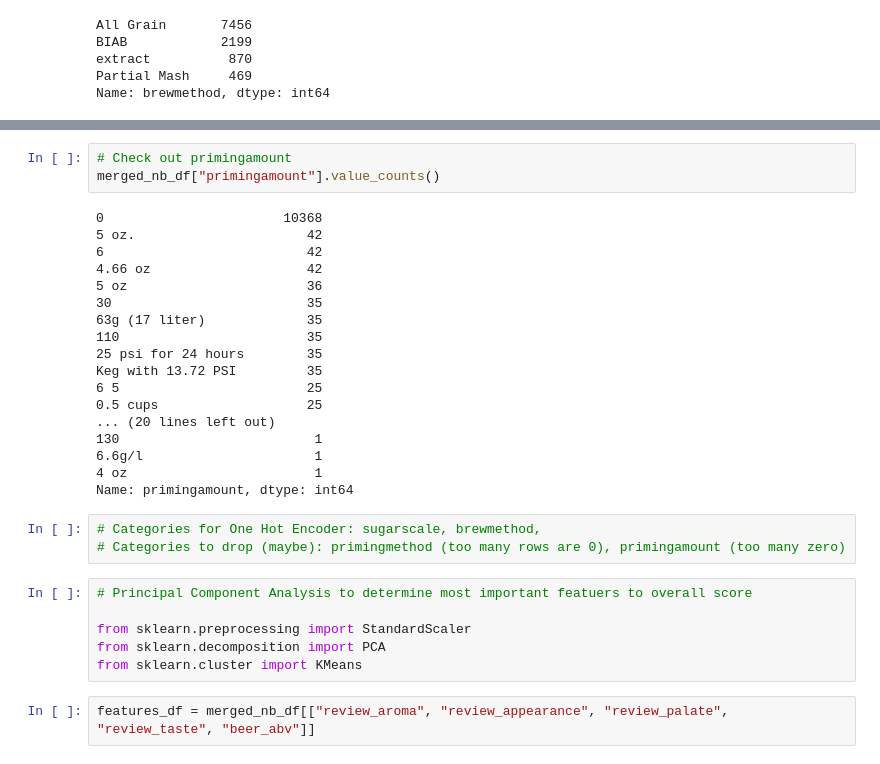
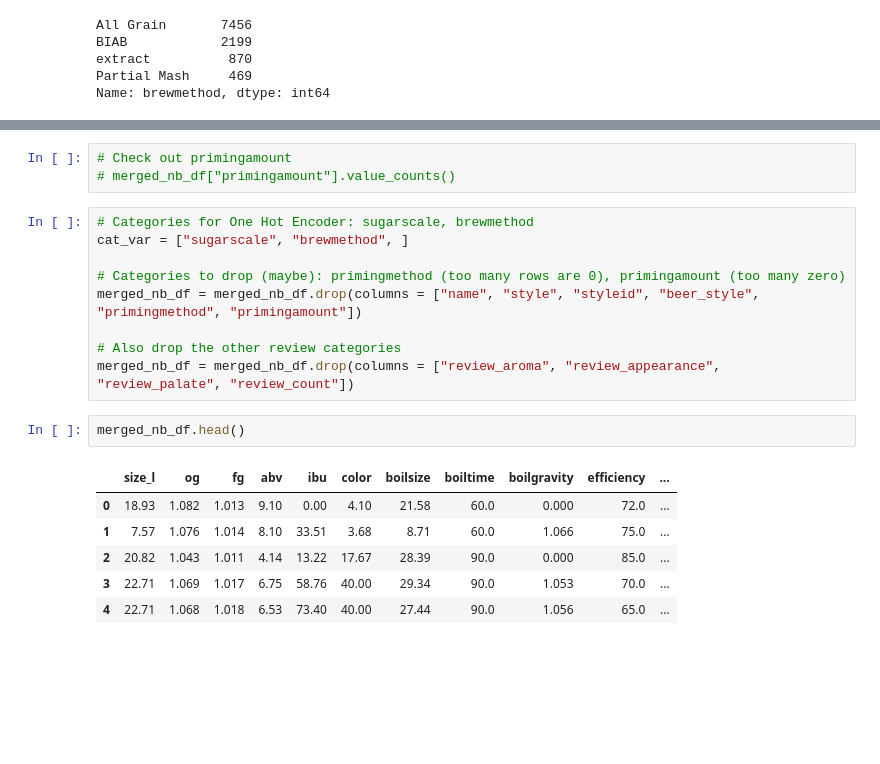
Before and after one commit to chase-dalton/Das-Boot-Brew-Review, a Jupyter notebook: Machine_learning/name_brand_ML.ipynb, the cells around one changed output, grey strips where cells are left out. Cells and saved outputs as stored; diff of their text form; blank space fills up the shorter version.

```diff
--- a/Machine_learning/beer_reviews_ML.ipynb
+++ b/Machine_learning/name_brand_ML.ipynb
@@ -542,32 +530,21 @@ Name: primingmethod, dtype: int64
 # %%
 # Check out primingamount
-merged_nb_df["primingamount"].value_counts()
+# merged_nb_df["primingamount"].value_counts()
-# %% [output]
-0                       10368
-5 oz.                      42
-6                          42
-4.66 oz                    42
-5 oz                       36
-30                         35
-63g (17 liter)             35
-110                        35
-25 psi for 24 hours        35
-Keg with 13.72 PSI         35
-6 5                        25
-0.5 cups                   25
-... (20 lines left out)
-130                         1
-6.6g/l                      1
-4 oz                        1
-Name: primingamount, dtype: int64
 # %%
-# Categories for One Hot Encoder: sugarscale, brewmethod,
+# Categories for One Hot Encoder: sugarscale, brewmethod
+cat_var = ["sugarscale", "brewmethod", ]
+
 # Categories to drop (maybe): primingmethod (too many rows are 0), primingamount (too many zero)
+merged_nb_df = merged_nb_df.drop(columns = ["name", "style", "styleid", "beer_style", "primingmethod", "primingamount"])
+
+# Also drop the other review categories
+merged_nb_df = merged_nb_df.drop(columns = ["review_aroma", "review_appearance", "review_palate", "review_count"])
-# %%
-# Principal Component Analysis to determine most important featuers to overall score
-
-from sklearn.preprocessing import StandardScaler
-from sklearn.decomposition import PCA
-from sklearn.cluster import KMeans
-# %%
-features_df = merged_nb_df[["review_aroma", "review_appearance", "review_palate", "review_taste", "beer_abv"]]
+# %%
+merged_nb_df.head()
+# %% [output]
+|  | size_l | og | fg | abv | ibu | color | boilsize | boiltime | boilgravity | efficiency | ... |
+| 0 | 18.93 | 1.082 | 1.013 | 9.10 | 0.00 | 4.10 | 21.58 | 60.0 | 0.000 | 72.0 | ... |
+| 1 | 7.57 | 1.076 | 1.014 | 8.10 | 33.51 | 3.68 | 8.71 | 60.0 | 1.066 | 75.0 | ... |
+| 2 | 20.82 | 1.043 | 1.011 | 4.14 | 13.22 | 17.67 | 28.39 | 90.0 | 0.000 | 85.0 | ... |
+| 3 | 22.71 | 1.069 | 1.017 | 6.75 | 58.76 | 40.00 | 29.34 | 90.0 | 1.053 | 70.0 | ... |
+| 4 | 22.71 | 1.068 | 1.018 | 6.53 | 73.40 | 40.00 | 27.44 | 90.0 | 1.056 | 65.0 | ... |
```
Also changed, not shown: parts of 16 cells of this notebook, 4 other files.
